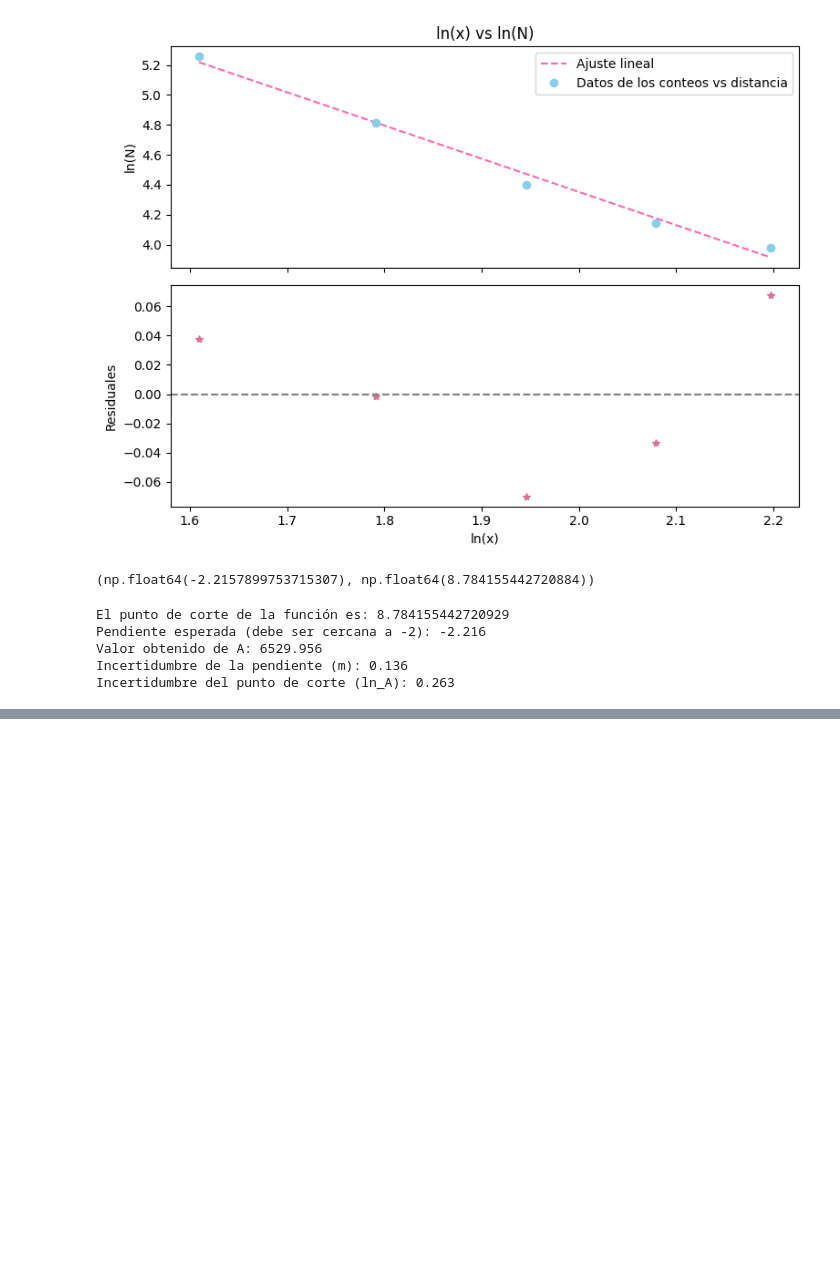
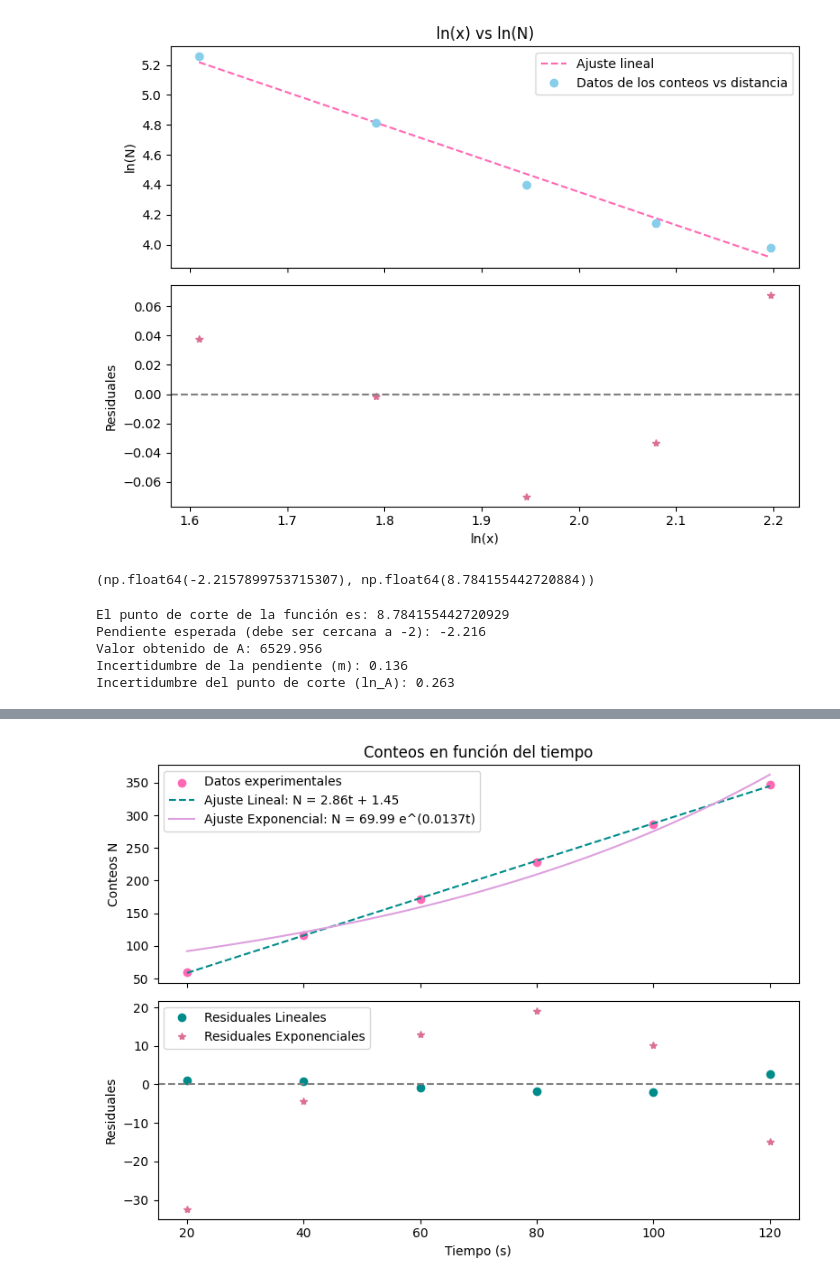
Before and after one commit to mafegomez-c/Laboratorio-fisica-moderna, a Jupyter notebook: Radiactividad.ipynb, the cells around one changed output, grey strips where cells are left out. Cells and saved outputs as stored; diff of their text form; code cells hidden in the pictures; blank space fills up the shorter version.

```diff
--- a/Radiactividad.ipynb
+++ b/Radiactividad.ipynb
@@ -140,0 +179,28 @@ Incertidumbre del punto de corte (ln_A): 0.263
+# %%
+fig, (ax1, ax2) = plt.subplots(2, 1, figsize=(8, 6), sharex=True)
+
+ax1.scatter(t, N, color='hotpink', label='Datos experimentales')
+ax1.plot(t_fit, N_fit_lineal, linestyle='--', color="darkcyan", label=f'Ajuste Lineal: N = {A_lineal:.2f}t + {B_lineal:.2f}')
+ax1.plot(t_fit, N_fit_exp, linestyle='-', color="plum", label=f'Ajuste Exponencial: N = {A_exp:.2f} e^({B_exp:.4f}t)')
+ax1.set_ylabel('Conteos N')
+ax1.set_title('Conteos en función del tiempo')
+ax1.legend()
+ax1.grid(False)
+
+residuals_exp = N - modelo_exponencial(t, A_exp, B_exp)
+
+residuals_lineal = N - modelo_lineal(t, A_lineal, B_lineal)
+
+ax2.plot(t, residuals_lineal, marker="o", linestyle=" ", color="darkcyan", label="Residuales Lineales")
+ax2.plot(t, residuals_exp, marker="*", linestyle=" ", color="palevioletred", label="Residuales Exponenciales")
+
+ax2.axhline(y=0, color="gray", linestyle="--")
+ax2.set_xlabel('Tiempo (s)')
+ax2.set_ylabel('Residuales')
+ax2.legend()
+ax2.grid(False)
+
+plt.tight_layout()
+plt.show()
+# %% [output]
+[figure, added]
```
Also changed, not shown: parts of 1 cell of this notebook.
